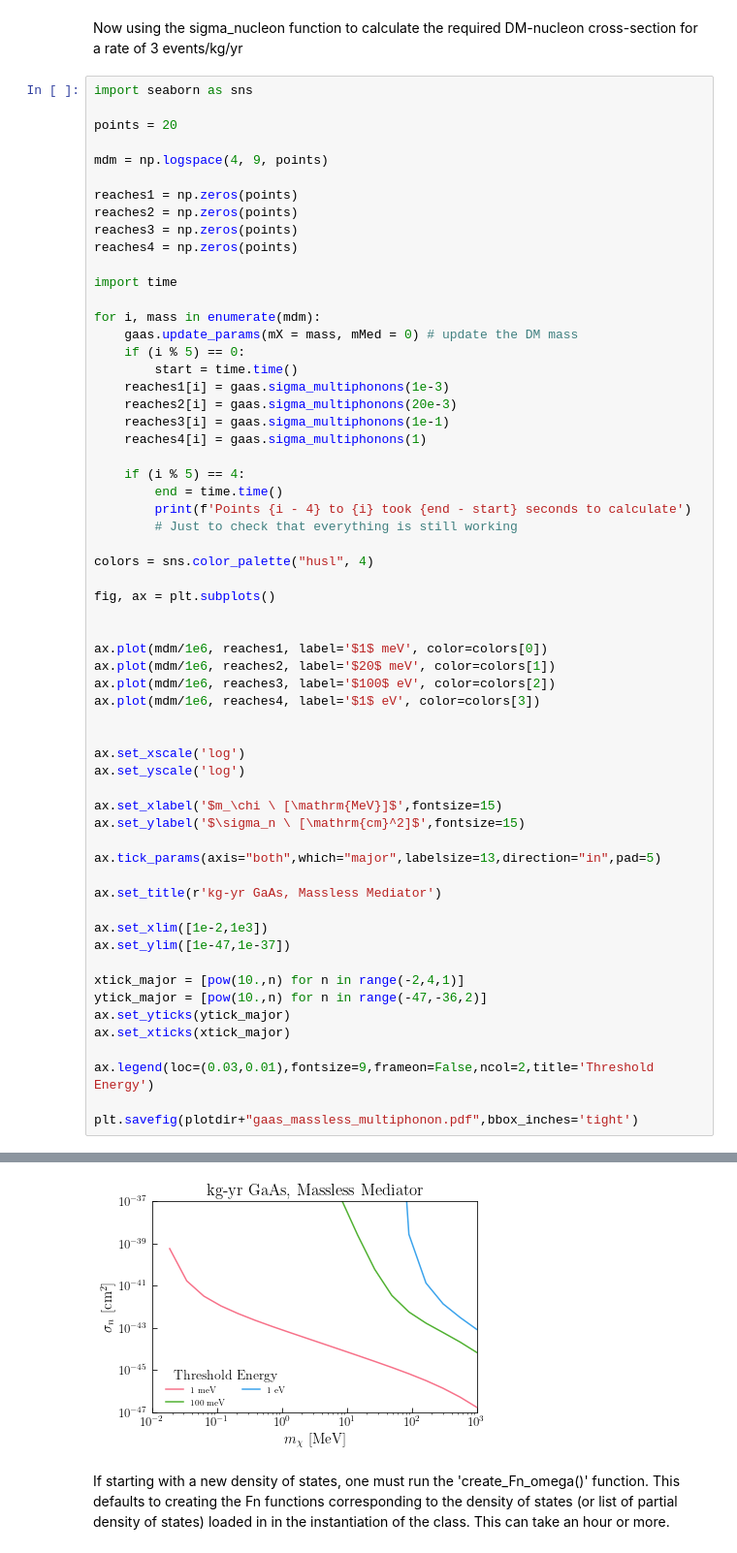
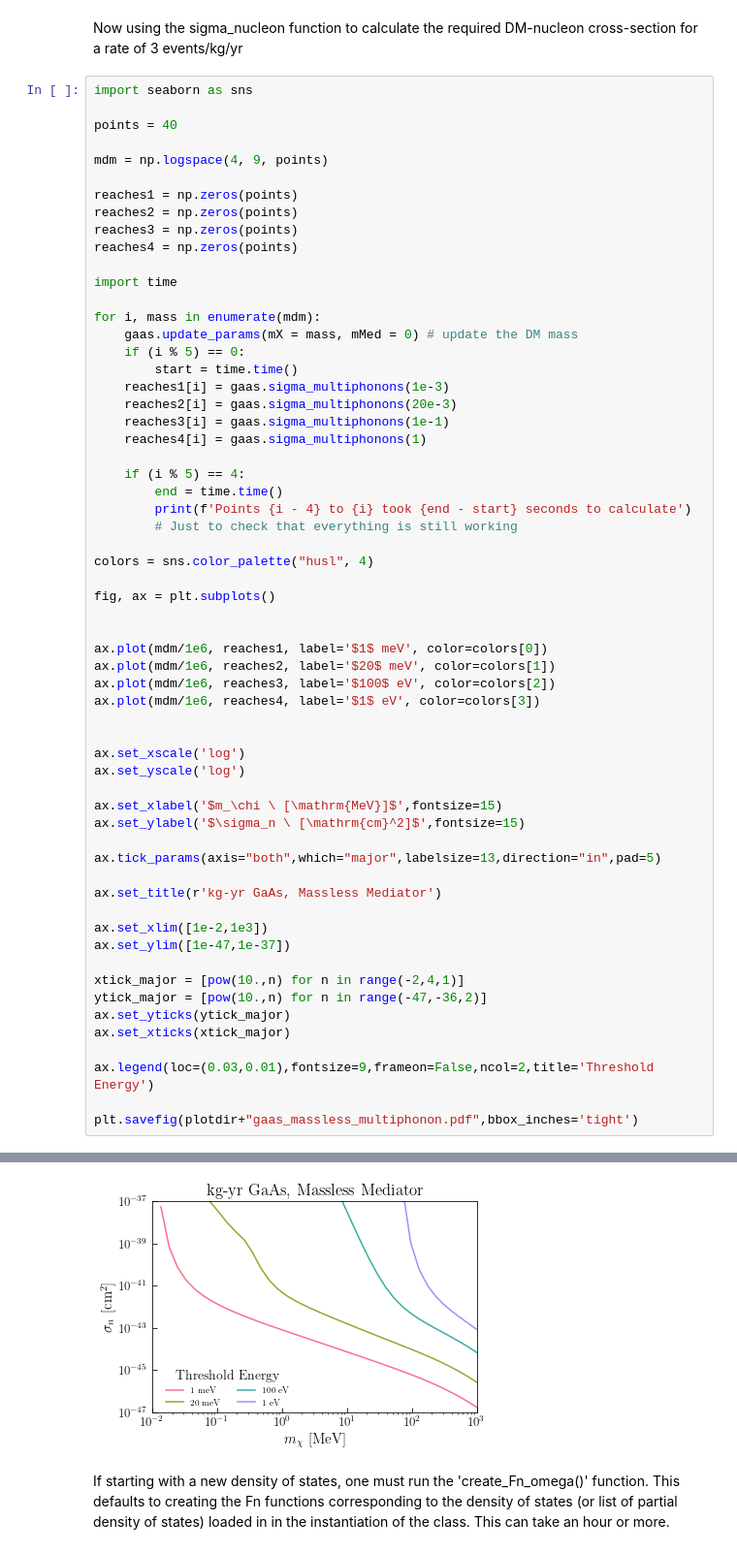
Before and after one commit to tongylin/DarkELF, a Jupyter notebook: examples/darkelf_multiphonons.ipynb, the cells around one changed output, grey strips where cells are left out. Shown at 97% size. Drawn from its saved outputs; the diff is of its cells as text.

```diff
--- a/examples/darkelf_multiphonons.ipynb
+++ b/examples/darkelf_multiphonons.ipynb
@@ -85,7 +85,7 @@ Now using the sigma_nucleon function to calculate the required DM-nucleon cross-
 # %%
 import seaborn as sns
 
-points = 20
+points = 40
 
 mdm = np.logspace(4, 9, points)
 
@@ -150,4 +154,4 @@ Points 15 to 19 took 25.524591207504272 seconds to calculate
-[figure, old version]
+[figure, new version]
 # %% [markdown]
 If starting with a new density of states, one must run the 'create_Fn_omega()' function. This defaults to creating the Fn functions corresponding to the density of states (or list of partial density of states) loaded in in the instantiation of the class. This can take an hour or more.
 # %% [markdown]
```
Also changed, not shown: parts of 5 cells of this notebook, 42 other files.
